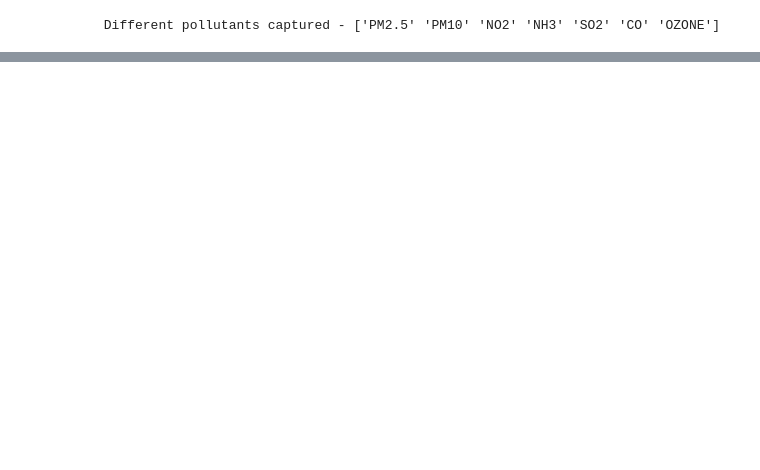
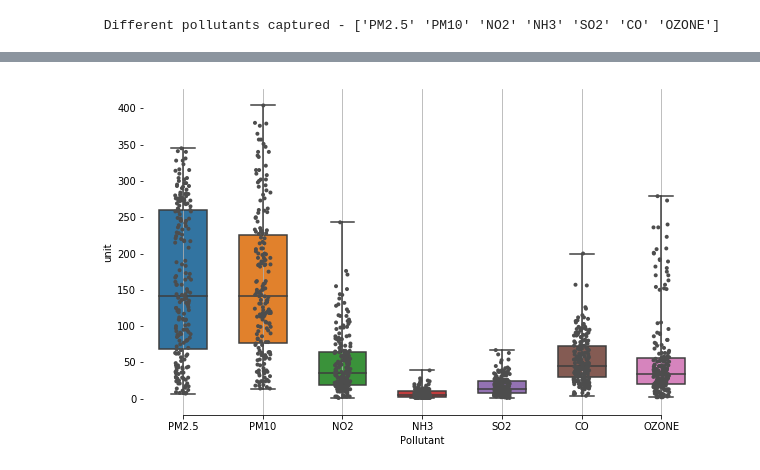
Before and after one commit to JoelDsouza16/Data_Analysis_Repo, a Jupyter notebook: AirQualityControl/Air_Quality_Control.ipynb, the cells around one changed output, grey strips where cells are left out. Cells and saved outputs as stored; diff of their text form; code cells hidden in the pictures; blank space fills up the shorter version.

```diff
--- a/AirQualityControl/Air_Quality_Control.ipynb
+++ b/AirQualityControl/Air_Quality_Control.ipynb
@@ -292,0 +341,19 @@ cleanDf[cleanDf.apply(lambda x: True if (x.city).lower().find("pur".lower()) >=
+# %%
+import seaborn as sns
+import matplotlib.pyplot as plt
+
+f, ax = plt.subplots(figsize=(10, 6))
+
+# Plot the orbital period with horizontal boxes
+sns.boxplot(x="pollutant_id", y="pollutant_avg", data=cleanDf, whis=[0, 100], width=.6)
+
+# Add in points to show each observation
+sns.stripplot(x="pollutant_id", y="pollutant_avg", data=cleanDf,size=4, color=".3", linewidth=0)
+
+# Tweak the visual presentation
+ax.xaxis.grid(True)
+ax.set(ylabel="unit")
+ax.set(xlabel="Pollutant")
+sns.despine(trim=True, left=True)
+# %% [output]
+[figure, added]
```
Also changed, not shown: parts of 21 cells of this notebook.
